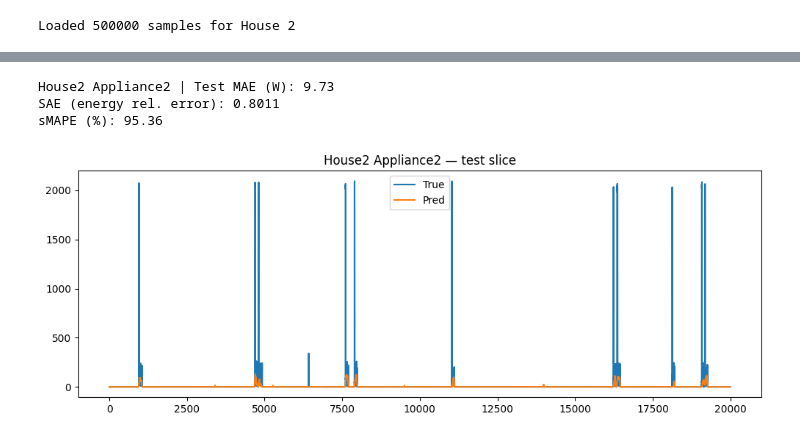
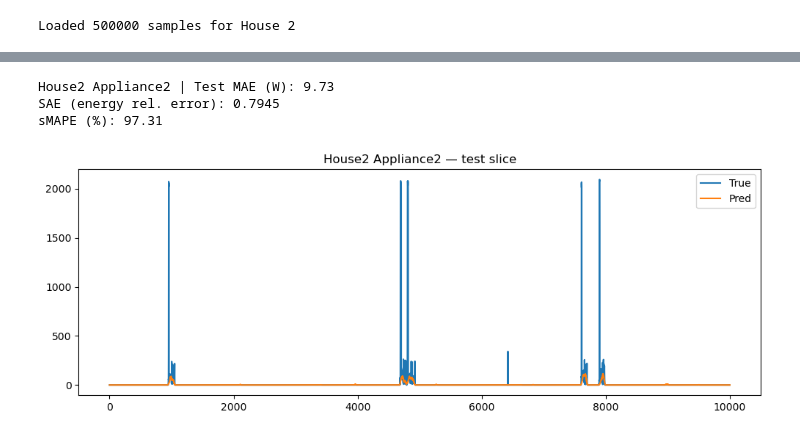
Before and after one commit to Rcpersico/SGN_NILM, a Jupyter notebook: experiment.ipynb, the cells around one changed output, grey strips where cells are left out. Drawn from its saved outputs; the diff is of its cells as text; code cells hidden in the pictures.

```diff
--- a/experiment.ipynb
+++ b/experiment.ipynb
@@ -12,21 +12,19 @@ from inference import infer_seq2point_timeline, infer_seq2point_timeline_all
 
 from refit_dataloader import load_house_csv
 # %%
-DATAPATH = r"C:\\Users\\rcper\DSM-Research\SGNCode\\CLEAN_REFIT_081116\\CLEAN_House2.csv"
+DATAPATH = r"C:\\Users\\pgaut\SGN_NILM\\CLEAN_REFIT_081116\\CLEAN_House2.csv"
 APPLIANCE_COL = "Appliance2"
-MAX_ROWS = 500000
+MAX_MINUTES = 500000
 WIN_LEN = 64
 STRIDE = 32
 BATCH_SIZE = 32
 EPOCHS = 100
 LR = 1e-3
 BACKBONE_KIND = "tcn"
-PATIENCE = 10
+PATIENCE = 5
 MIN_DELTA = 0.0
-RESAMPLE_RULE = "1min"
 # %%
-mains, target, ts = load_house_csv(DATAPATH, appliance_col=APPLIANCE_COL, max_rows = MAX_ROWS,
-                                   resample_rule=RESAMPLE_RULE)
+mains, target, ts = load_house_csv(DATAPATH, appliance_col=APPLIANCE_COL, max_minutes = MAX_MINUTES)
 print(f"Loaded {len(mains)} samples for House 2")
 # %% [output]
 Loaded 500000 samples for House 2
@@ -94,15 +94,13 @@ print(f"SAE (energy rel. error): {sae:.4f}")
 print(f"sMAPE (%): {smape_val:.2f}")
 # %% [output]
 House2 Appliance2 | Test MAE (W): 9.73
-SAE (energy rel. error): 0.8011
-sMAPE (%): 95.36
+SAE (energy rel. error): 0.7945
+sMAPE (%): 97.31
 # %%
-N = min(20000, len(y_true))
+N = min(10000, len(y_true))
 plt.figure(figsize=(12,4))
 plt.plot(y_true[:N], label="True")
-plt.plot(power_w[:N], label="Pred (Gated Power)")
-plt.legend()
-plt.title(f"House2 {APPLIANCE_COL} — test slice")
-plt.show()
+plt.plot(power_w[:N], label="Pred")
+plt.legend(); plt.title(f"House2 {APPLIANCE_COL} — test slice"); plt.show()
 # %% [output]
-[figure, old version]
+[figure, new version]
```
Also changed, not shown: parts of 5 cells of this notebook, 2 other files.
